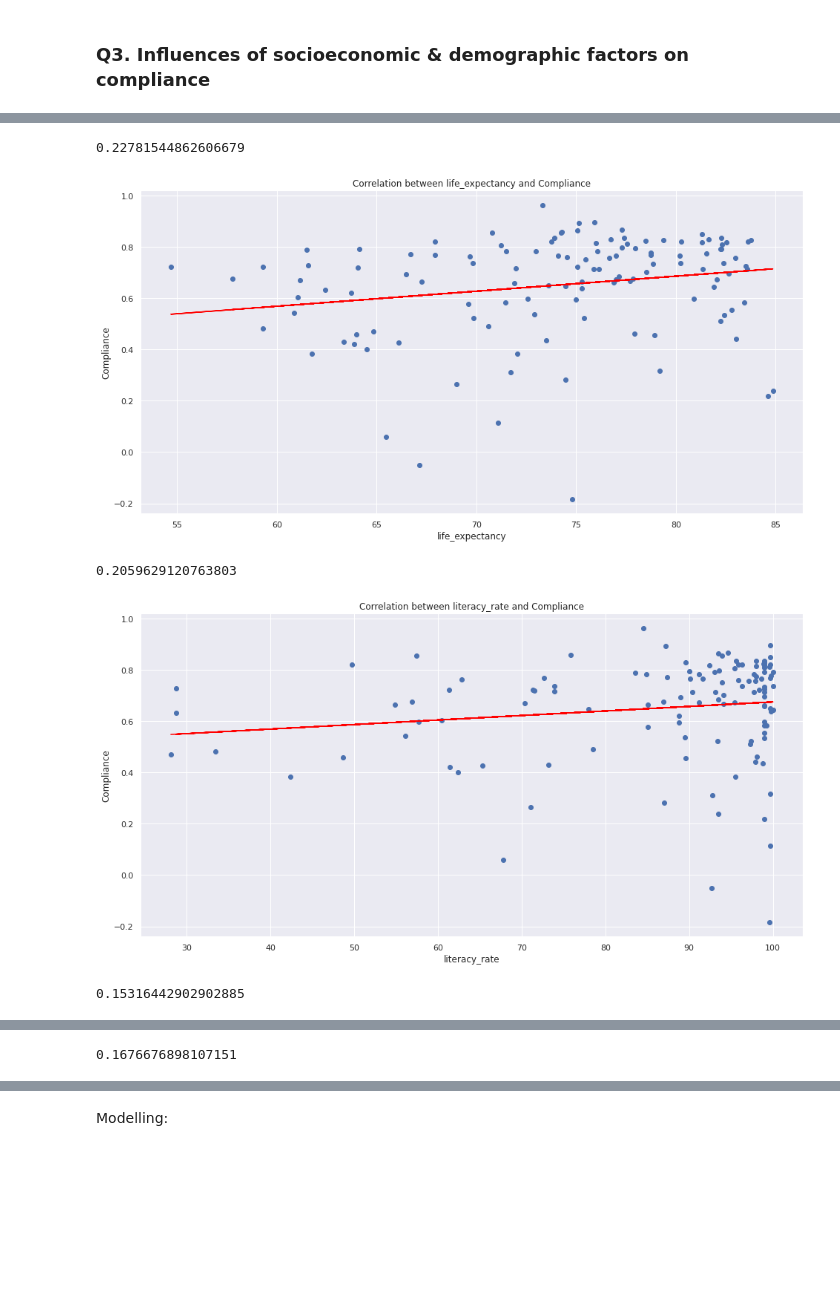
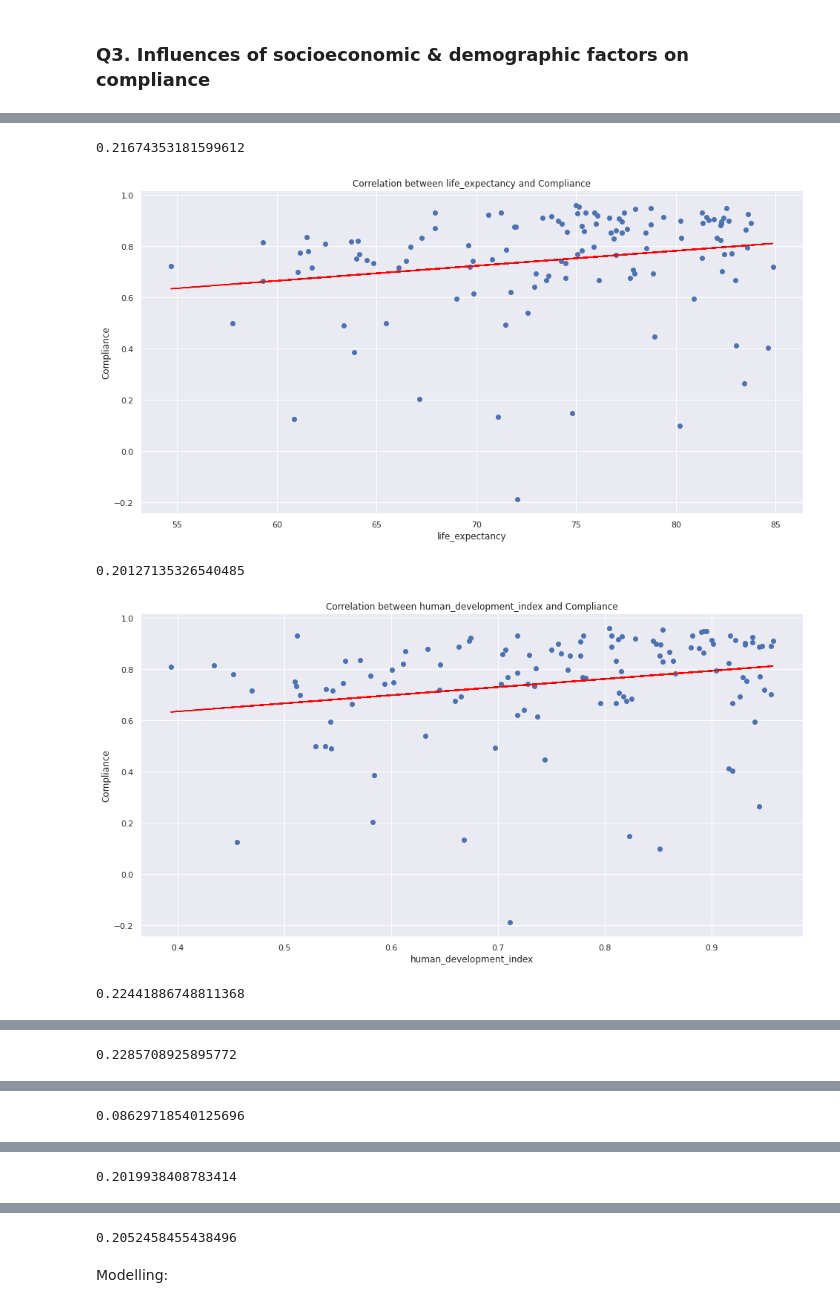
Before and after one commit to KayO-GH/Covid19-Policy-Effectiveness-Analysis, a Jupyter notebook: replication.ipynb, the cells around one changed output, grey strips where cells are left out. Cells and saved outputs as stored; diff of their text form; code cells hidden in the pictures; blank space fills up the shorter version.

```diff
--- a/replication.ipynb
+++ b/replication.ipynb
@@ -602,2 +610,0 @@ compliance_df = compliance_df.merge(corruption_df, on='country', how='left')
-# %%
-compliance_df = compliance_df[compliance_df['compilance'].notna()]
@@ -605,0 +611,35 @@ compliance_df = compliance_df.dropna()
+# %%
+def get_compliance_df(start_date=None, end_date=None):
+    if start_date is not None and end_date is not None:
+        sub_df = merged_df[merged_df['date'] <= end_date]
+        sub_df = sub_df[sub_df['date'] >= start_date]
+    elif start_date is not None:
+        sub_df = merged_df[merged_df['date'] >= start_date]
+    elif end_date is not None:
+        sub_df = merged_df[merged_df['date'] <= end_date]
+    else:
+        sub_df = merged_df
+
+    row_list = []
+    tiny_population_countries = []
+    for country in countries:
+        # remove countries with populations less than 500,000
+        if np.mean(sub_df[sub_df['country'] == country]['population']) < 500000:
+            tiny_population_countries.append((country, np.mean(sub_df[sub_df['country'] == country]['population'])))
+            continue
+        row_list.append((
+            country,
+            np.mean(sub_df[sub_df['country'] == country]['gdp_per_capita']),
+            np.mean(sub_df[sub_df['country'] == country]['life_expectancy']),
+            np.mean(sub_df[sub_df['country'] == country]['human_development_index']),\
+            np.mean(sub_df[sub_df['country'] == country]['median_age']),
+            sub_df[sub_df['country'] == country]['stringency_index'].corr(sub_df[sub_df['country'] == country]['residential'])
+        ))
+    compliance_df = pd.DataFrame(row_list, columns=['country', 'gdp_per_capita', 'life_expectancy', 'human_development_index', 'median_age', 'compilance'])
+    compliance_df = compliance_df.merge(literacy_df, on='country', how='left')
+    compliance_df = compliance_df.merge(corruption_df, on='country', how='left')
+    compliance_df = compliance_df.merge(expression_df, on='country', how='left')
+    compliance_df = compliance_df.dropna()
+    return compliance_df, tiny_population_countries
+
+compliance_df, tiny_population_countries = get_compliance_df('2020-04-01', '2020-12-31')
@@ -611,5 +679,7 @@ sns.heatmap(compliance_df.corr(), annot=True, cmap='coolwarm')
 # %%
-for feature in ['gdp_per_capita', 'life_expectancy', 'literacy_rate', 'corruption_index']:
+for feature in ['gdp_per_capita', 'life_expectancy',
+       'human_development_index', 'median_age', 'literacy_rate',
+       'corruption_index', 'freedom_of_expression']:
     x = compliance_df[feature]
     y = compliance_df['compilance']
     plt.scatter(x, y)
@@ -625,5 +695,5 @@ for feature in ['gdp_per_capita', 'life_expectancy', 'literacy_rate', 'corruptio
-0.22781544862606679
+0.21674353181599612
-[figure, old version]
+[figure, new version]
-0.2059629120763803
+0.20127135326540485
-[figure, old version]
+[figure, new version]
-0.15316442902902885
+0.22441886748811368
@@ -631 +701 @@ for feature in ['gdp_per_capita', 'life_expectancy', 'literacy_rate', 'corruptio
-0.1676676898107151
+0.2285708925895772
@@ -631,0 +703 @@ for feature in ['gdp_per_capita', 'life_expectancy', 'literacy_rate', 'corruptio
+0.08629718540125696
@@ -631,0 +705 @@ for feature in ['gdp_per_capita', 'life_expectancy', 'literacy_rate', 'corruptio
+0.2019938408783414
@@ -632,3 +707,4 @@ for feature in ['gdp_per_capita', 'life_expectancy', 'literacy_rate', 'corruptio
+0.2052458455438496
 # %% [markdown]
 Modelling:
 # %%
```
Also changed, not shown: parts of 60 cells of this notebook.
